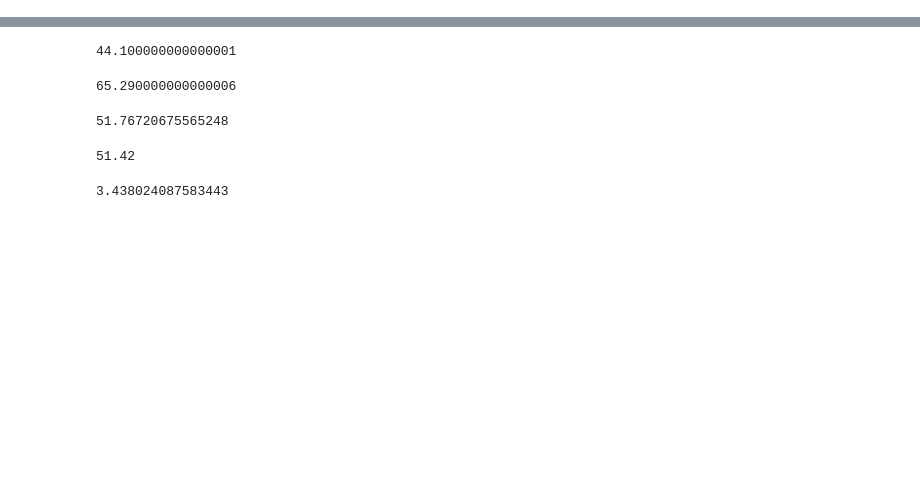
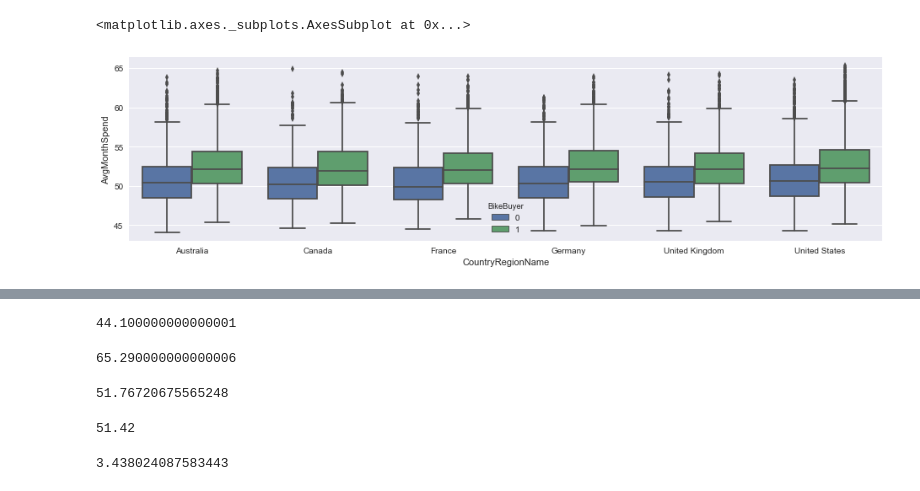
Before and after one commit to tbugaievskyi/Microsoft-DAT102x-Data-Science-Professional-Project, a Jupyter notebook: 10 Dat102x Challenge 1.1 (answears).ipynb, the cells around one changed output, grey strips where cells are left out. Drawn from its saved outputs; the diff is of its cells as text; code cells hidden in the pictures; blank space fills up the shorter version.

```diff
--- a/10 Dat102x Challenge 1.1 (answears).ipynb
+++ b/10 Dat102x Challenge 1.1 (answears).ipynb
@@ -22,6 +59,0 @@ del customers['AddressLine2']
-# %%
-customers = customers.dropna()
-sales = sales.dropna()
-
-customers = customers.drop_duplicates()
-sales = sales.drop_duplicates()
@@ -75,0 +162,6 @@ plt.show(sns.heatmap(mergedf.corr(), vmax=.8, square=True, annot=True))
+# %%
+fig, ax = plt.subplots(1, 1, figsize = (16,4))
+sns.boxplot(x = customers.CountryRegionName, y = sales.AvgMonthSpend, hue=sales.BikeBuyer)
+# %% [output]
+<matplotlib.axes._subplots.AxesSubplot at 0x...>
+[figure, added]
```
Also changed, not shown: parts of 69 cells of this notebook.
